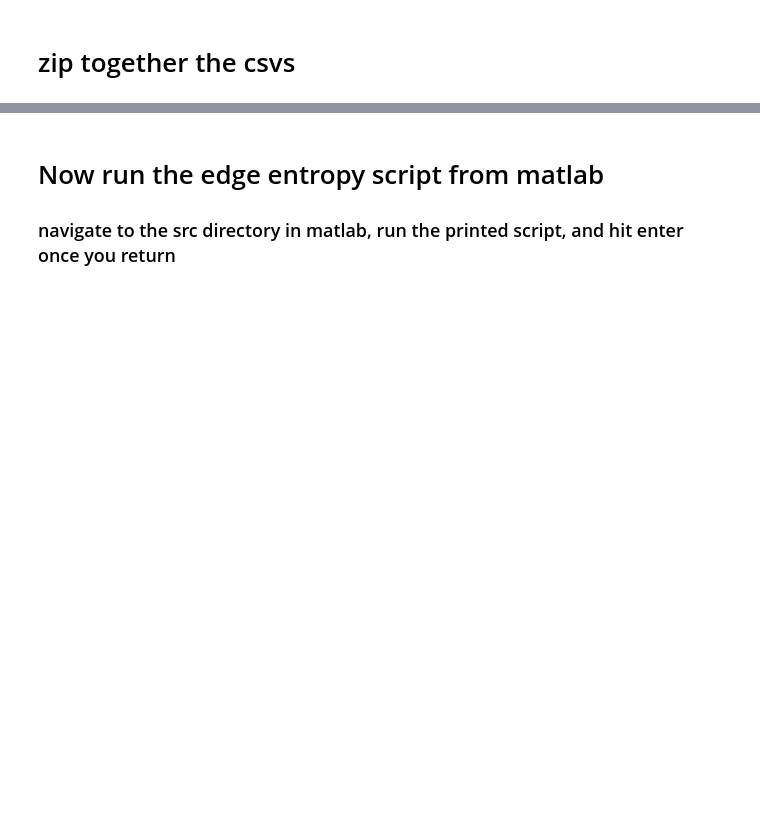
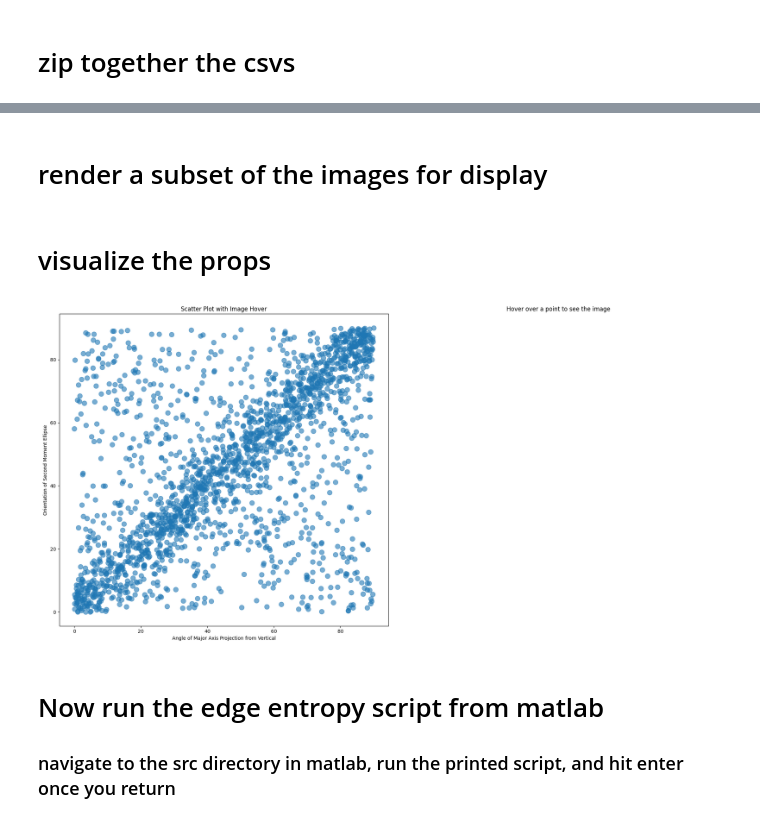
Before and after one commit to tendejan/sticks-and-lines-study, a Jupyter notebook: src/generate_visual_check_dataset.ipynb, the cells around one changed output, grey strips where cells are left out. Saved outputs shown, nothing was run; the diff lists cells and outputs as text; code cells hidden in the pictures; blank space fills up the shorter version.

Commit message:
visualization for the debug dataset

```diff
--- a/src/generate_visual_check_dataset.ipynb
+++ b/src/generate_visual_check_dataset.ipynb
@@ -128,0 +131,7 @@ DF_MASTER.write_csv(join(DIR_CSVS, "combined_dataset.csv"))
+# %%
+DF_MASTER = DF_MASTER.with_columns(
+    pl.when(pl.col('orientation_degrees') < 0) # angle is measured below the horizontal
+    .then(90.0 + pl.col('orientation_degrees')) # then the angle from the vertical is the compliment from 90
+    .otherwise(90 - pl.col('orientation_degrees')) # then the angle is measured from the horizontal counter clockwise, check its distance from 90
+    .alias('orientation_degrees_from_vertical')
+)
@@ -129,3 +178,39 @@ DF_MASTER.write_csv(join(DIR_CSVS, "combined_dataset.csv"))
+# %%
+from major_axis_features import rotate_major_axis, compute_projected_angle_from_vertical
+
+#rotate the major axis of the object based on the generated rotation
+series_rotated_axes = []
+series_axis_angle_from_vertical = []
+for row in DF_MASTER.iter_rows(named=True):
+    obj_major_axis = OBJECT_AXES_ORIGINAL[row['Object']]
+    euler_x = row['Euler_X']
+    euler_y = row['Euler_Y']
+    euler_z = row['Euler_Z']
+    obj_major_axis_rotated = rotate_major_axis(obj_major_axis, euler_x, euler_y, euler_z)
+    series_rotated_axes.append(obj_major_axis_rotated)
+
+    angle_from_vertical = compute_projected_angle_from_vertical(obj_major_axis_rotated)
+    series_axis_angle_from_vertical.append(angle_from_vertical)
+
+DF_MASTER = DF_MASTER.with_columns(
+    pl.Series('rotated_major_axis', series_rotated_axes),
+    pl.Series('projected_angle_from_vert', series_axis_angle_from_vertical)
+)
+# %% [markdown]
+# render a subset of the images for display
+# %%
+from visualizations import render_props, visualize_fig1
+DF_DEBUG = DF_MASTER.sample(n=200, shuffle=True)
+DF_DEBUG = render_props(DF_DEBUG, DIR_RENDITIONS, DIR_VISUALIZATIONS)
+# %% [markdown]
+# visualize the props
+# %%
+# Enable interactive mode for Jupyter
+%matplotlib widget
+
+visualize_fig1(DF_DEBUG)
+# %% [output]
+[figure, added]
 # %% [markdown]
 # Now run the edge entropy script from matlab
 ### navigate to the src directory in matlab, run the printed script, and hit enter once you return
```
Also changed, not shown: parts of 3 cells of this notebook, 1 other file.
